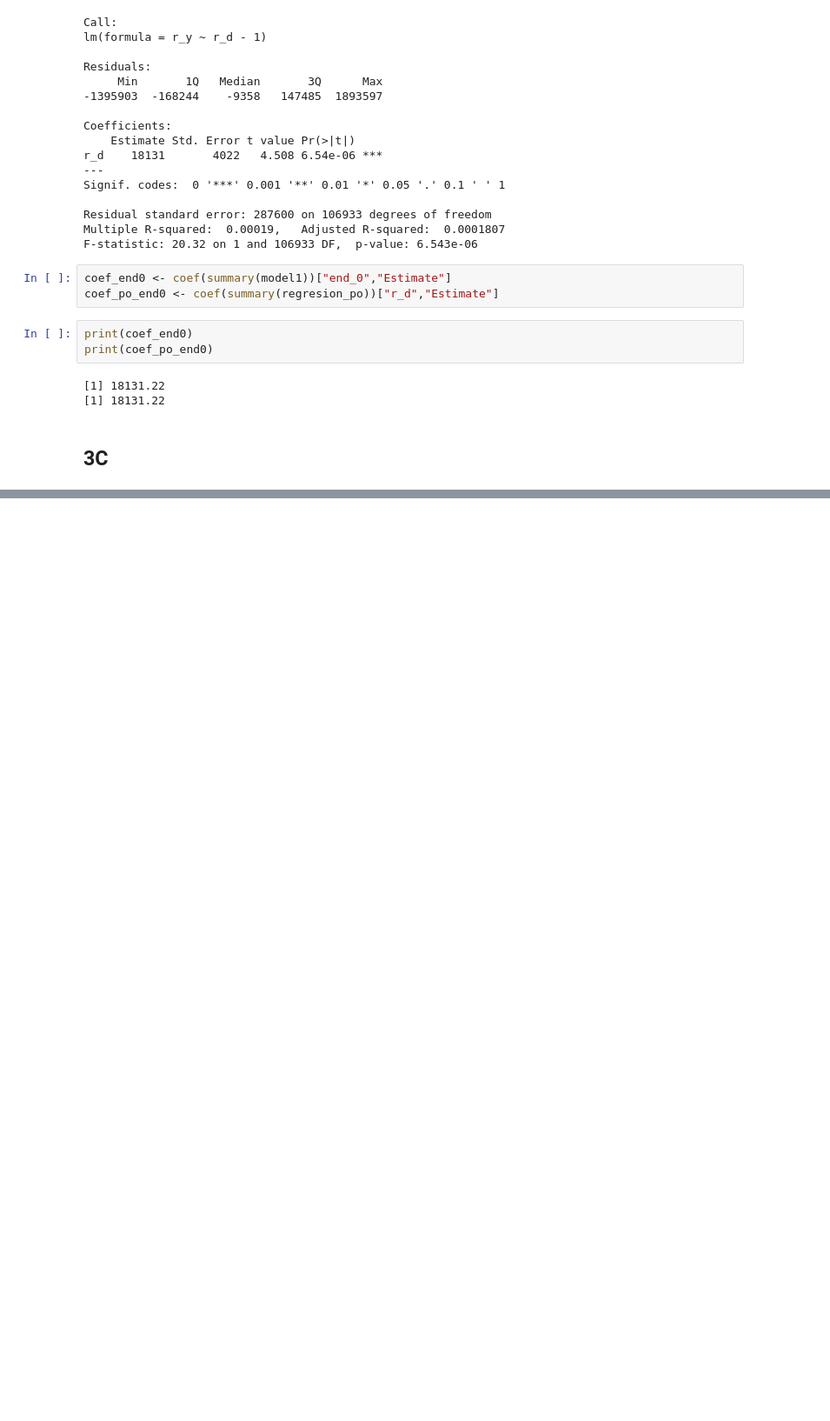
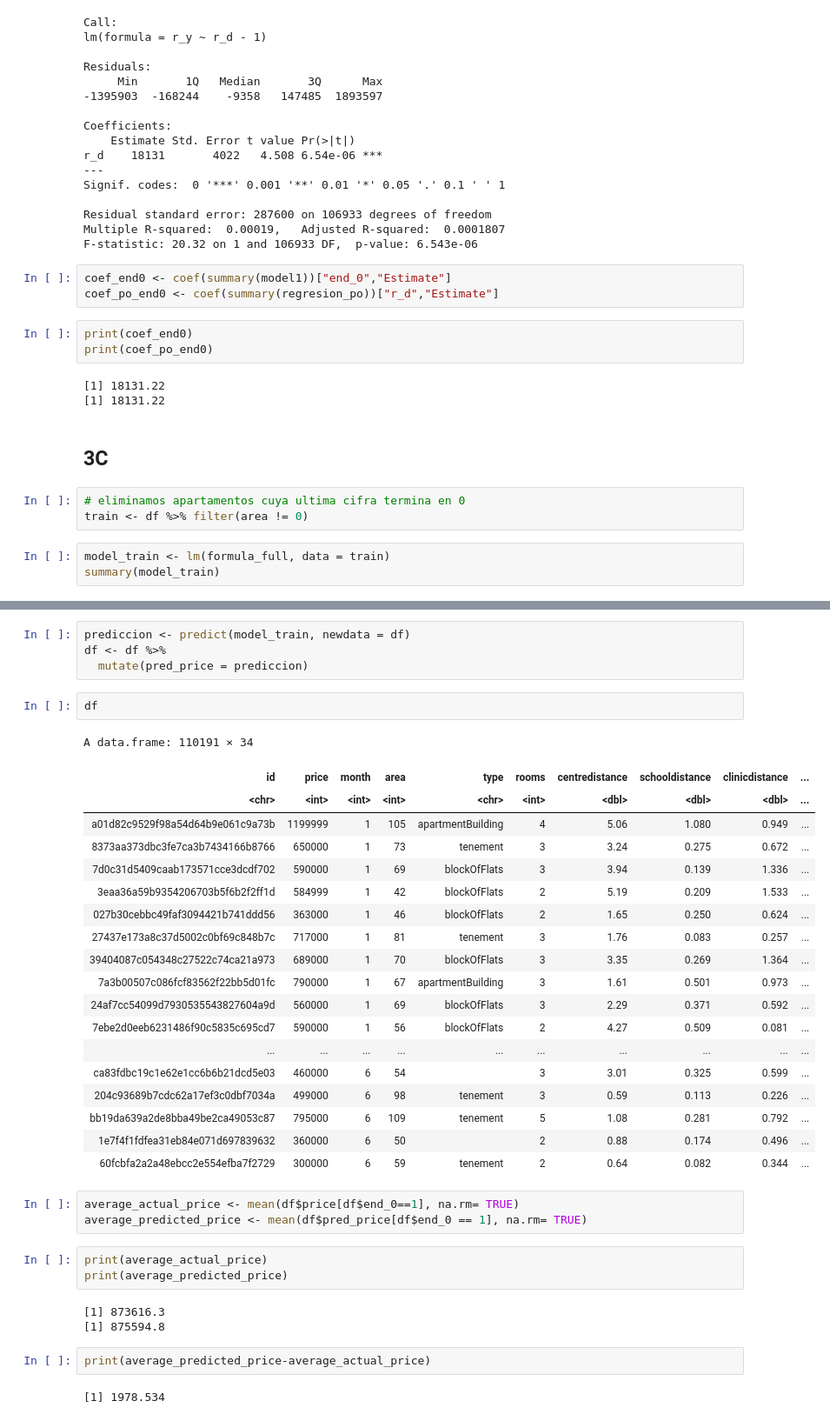
Before and after one commit to gsaco/High_Dimensional_Linear_Models, a Jupyter notebook: R/Script/Tarea.ipynb, the cells around one changed output, grey strips where cells are left out. Shown: that part at 87% size. Cells and saved outputs as stored; diff of their text form; blank space fills up the shorter version.

Commit message:
Ultima

```diff
--- a/R/Script/Tarea.ipynb
+++ b/R/Script/Tarea.ipynb
@@ -138,3 +138,9 @@ print(coef_po_end0)
 [1] 18131.22
 # %% [markdown]
 ## 3C
+# %%
+# eliminamos apartamentos cuya ultima cifra termina en 0
+train <- df %>% filter(area != 0)
+# %%
+model_train <- lm(formula_full, data = train)
+summary(model_train)
@@ -140,0 +165,39 @@ print(coef_po_end0)
+# %%
+prediccion <- predict(model_train, newdata = df)
+df <- df %>%
+  mutate(pred_price = prediccion)
+# %%
+df
+# %% [output]
+A data.frame: 110191 × 34
+| id | price | month | area | type | rooms | centredistance | schooldistance | clinicdistance | ... |
+| <chr> | <int> | <int> | <int> | <chr> | <int> | <dbl> | <dbl> | <dbl> | ... |
+| a01d82c9529f98a54d64b9e061c9a73b | 1199999 | 1 | 105 | apartmentBuilding | 4 | 5.06 | 1.080 | 0.949 | ... |
+| 8373aa373dbc3fe7ca3b7434166b8766 | 650000 | 1 | 73 | tenement | 3 | 3.24 | 0.275 | 0.672 | ... |
+| 7d0c31d5409caab173571cce3dcdf702 | 590000 | 1 | 69 | blockOfFlats | 3 | 3.94 | 0.139 | 1.336 | ... |
+| 3eaa36a59b9354206703b5f6b2f2ff1d | 584999 | 1 | 42 | blockOfFlats | 2 | 5.19 | 0.209 | 1.533 | ... |
+| 027b30cebbc49faf3094421b741ddd56 | 363000 | 1 | 46 | blockOfFlats | 2 | 1.65 | 0.250 | 0.624 | ... |
+| 27437e173a8c37d5002c0bf69c848b7c | 717000 | 1 | 81 | tenement | 3 | 1.76 | 0.083 | 0.257 | ... |
+| 39404087c054348c27522c74ca21a973 | 689000 | 1 | 70 | blockOfFlats | 3 | 3.35 | 0.269 | 1.364 | ... |
+| 7a3b00507c086fcf83562f22bb5d01fc | 790000 | 1 | 67 | apartmentBuilding | 3 | 1.61 | 0.501 | 0.973 | ... |
+| 24af7cc54099d7930535543827604a9d | 560000 | 1 | 69 | blockOfFlats | 3 | 2.29 | 0.371 | 0.592 | ... |
+| 7ebe2d0eeb6231486f90c5835c695cd7 | 590000 | 1 | 56 | blockOfFlats | 2 | 4.27 | 0.509 | 0.081 | ... |
+| ... | ... | ... | ... | ... | ... | ... | ... | ... | ... |
+| ca83fdbc19c1e62e1cc6b6b21dcd5e03 | 460000 | 6 | 54 |  | 3 | 3.01 | 0.325 | 0.599 | ... |
+| 204c93689b7cdc62a17ef3c0dbf7034a | 499000 | 6 | 98 | tenement | 3 | 0.59 | 0.113 | 0.226 | ... |
+| bb19da639a2de8bba49be2ca49053c87 | 795000 | 6 | 109 | tenement | 5 | 1.08 | 0.281 | 0.792 | ... |
+| 1e7f4f1fdfea31eb84e071d697839632 | 360000 | 6 | 50 |  | 2 | 0.88 | 0.174 | 0.496 | ... |
+| 60fcbfa2a2a48ebcc2e554efba7f2729 | 300000 | 6 | 59 | tenement | 2 | 0.64 | 0.082 | 0.344 | ... |
+# %%
+average_actual_price <- mean(df$price[df$end_0==1], na.rm= TRUE)
+average_predicted_price <- mean(df$pred_price[df$end_0 == 1], na.rm= TRUE)
+# %%
+print(average_actual_price)
+print(average_predicted_price)
+# %% [output]
+[1] 873616.3
+[1] 875594.8
+# %%
+print(average_predicted_price-average_actual_price)
+# %% [output]
+[1] 1978.534
```
Also changed, not shown: parts of 1 cell of this notebook.
